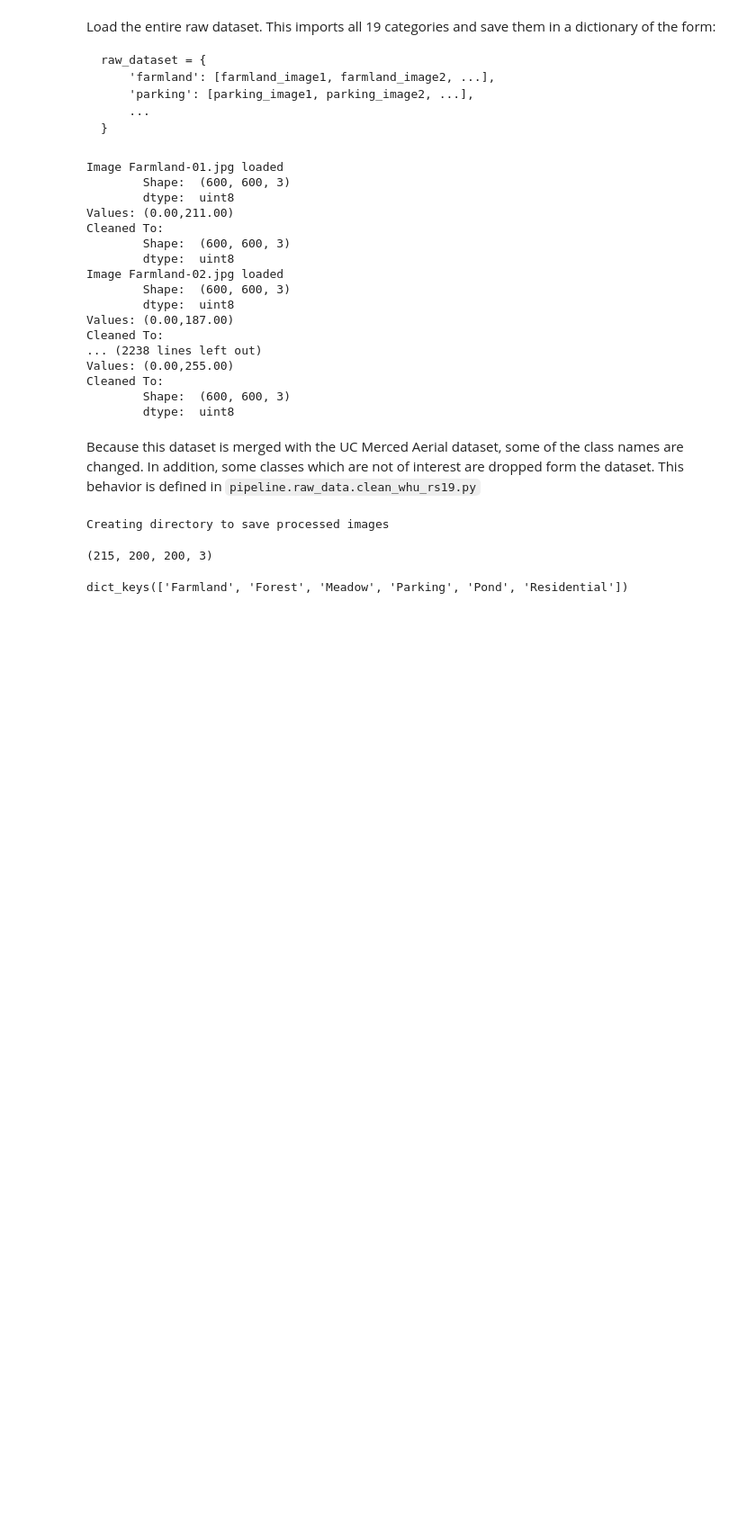
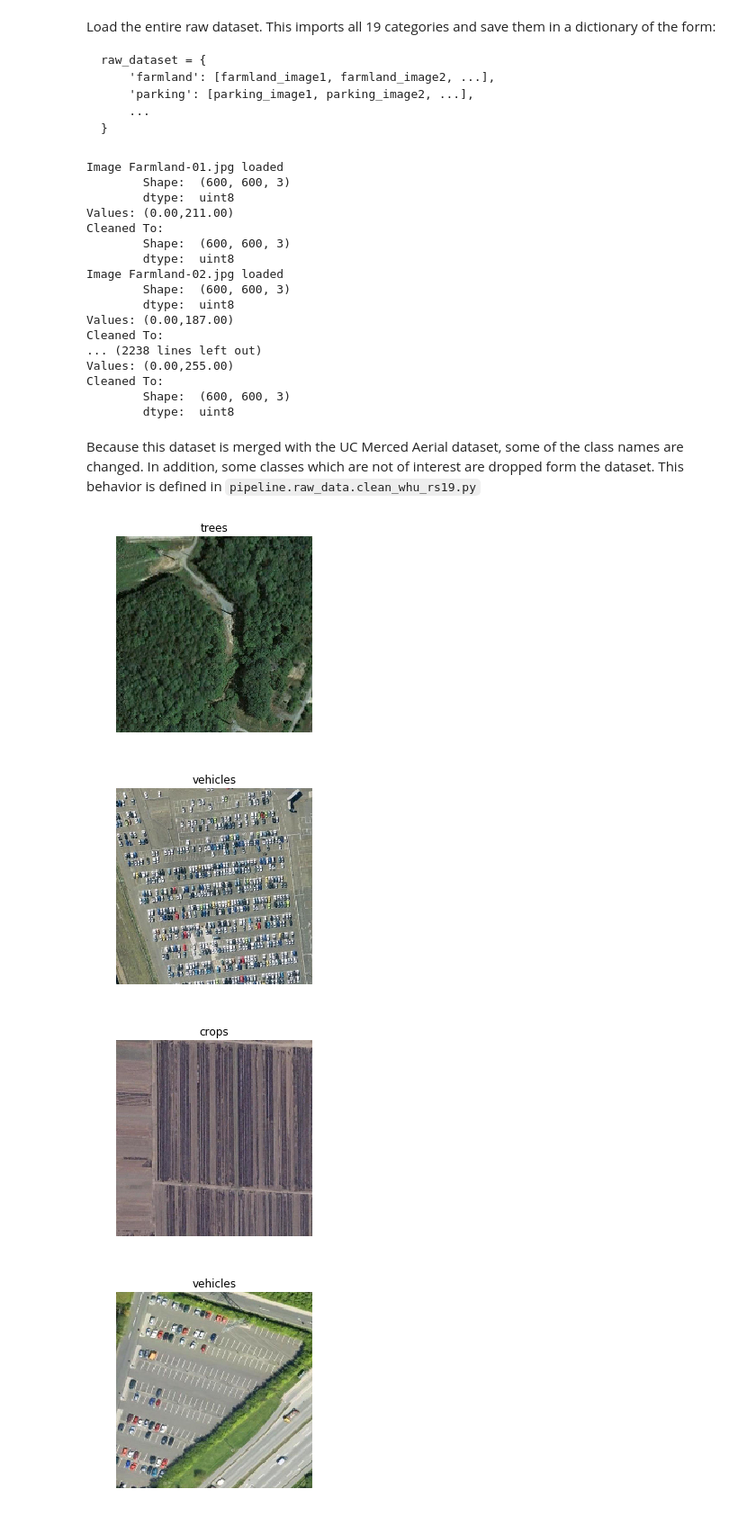
Before and after one commit to bdhammel/faraway-farms, a Jupyter notebook: workspace/dataset_cleaning/generate_whu_rs19_dataset.ipynb, the cells around one changed output. Shown at 90% size. Saved outputs shown, nothing was run; the diff lists cells and outputs as text; code cells hidden in the pictures; blank space fills up the shorter version.

```diff
--- a/workspace/dataset_cleaning/generate_whu_rs19_dataset.ipynb
+++ b/workspace/dataset_cleaning/generate_whu_rs19_dataset.ipynb
@@ -81,14 +81,15 @@ full_sized_data = clean_utils.convert_classes(raw_dataset, clean_whu_rs19.MAP_TO
 data = clean_whu_rs19.process_for_saving(full_sized_data)
 #del full_sized_data
 # %%
-Xtrain, Xtest, Ytrain, Ytest = clean_utils.generarate_train_and_test(data, whu_rs19_dir)
+Xtrain, Xtest, Ytrain, Ytest = clean_utils.generarate_train_and_test(data, whu_rs19_dir, save=True)
-# %% [output]
-Creating directory to save processed images
-# %%
-Xtrain.shape
-# %% [output]
-(215, 200, 200, 3)
-# %%
-raw_dataset.keys()
-# %% [output]
-dict_keys(['Farmland', 'Forest', 'Meadow', 'Parking', 'Pond', 'Residential'])
+# %%
+for i in range(10):
+    plt.figure()
+    plt.imshow(Xtrain[i]/255)
+    plt.title(Ytrain[i])
+    plt.axis('off')
+# %% [output]
+[figure, added]
+[figure, added]
+[figure, added]
+[figure, added]
```
Also changed, not shown: parts of 1 cell of this notebook, 7 other files.
